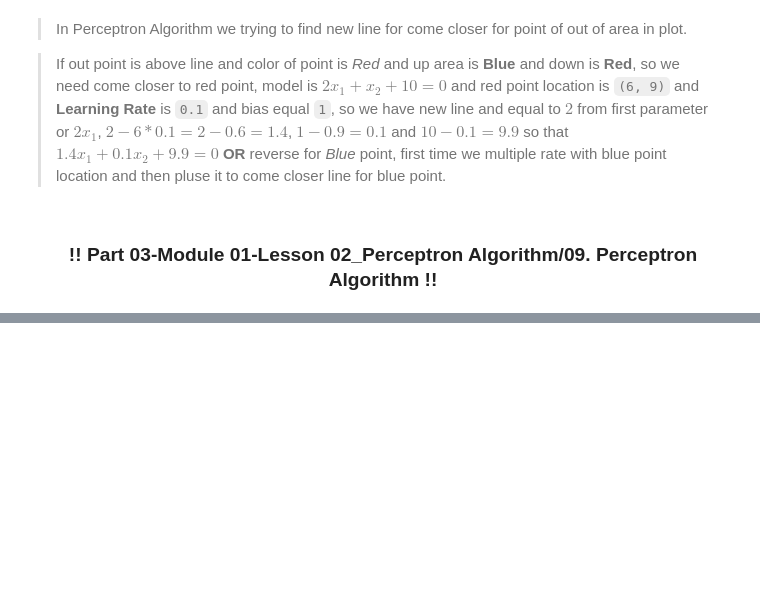
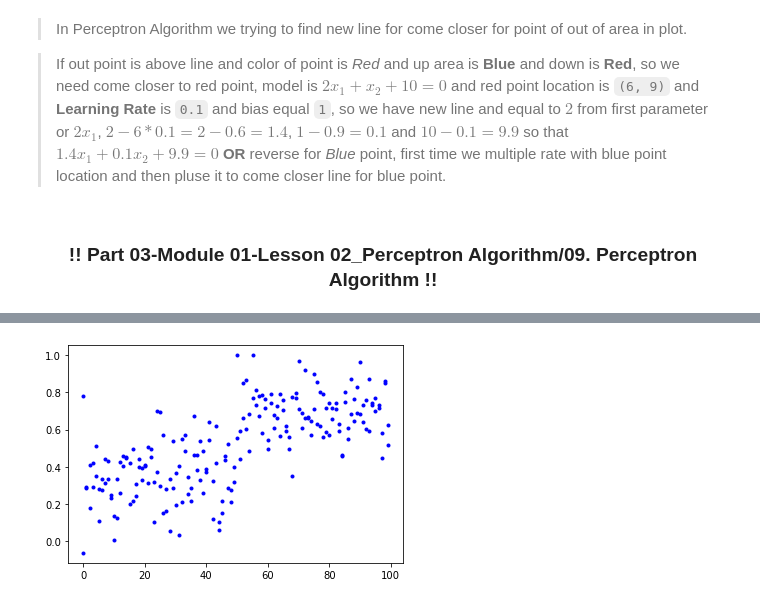
Before and after one commit to MKarimi21/FunnyTraining, a Jupyter notebook: MchineLearningNanoDegree/Part03/Part03_MLNaNoDeUdacity.ipynb, the cells around one changed output, grey strips where cells are left out. Cells and saved outputs as stored; diff of their text form; code cells hidden in the pictures; blank space fills up the shorter version.

Commit message:
add perceptron algorithm

```diff
--- a/MchineLearningNanoDegree/Part03/Part03_MLNaNoDeUdacity.ipynb
+++ b/MchineLearningNanoDegree/Part03/Part03_MLNaNoDeUdacity.ipynb
@@ -160,8 +160,12 @@ plt.plot(x);
 # %% [markdown]
 <h3 align="center">!! Part 03-Module 01-Lesson 02_Perceptron Algorithm/09. Perceptron Algorithm !!</h3>
 # %%
-import matplotlib.pyplot as plt
 import pandas as pd
+from numpy import array
 
+perceptron_data = pd.read_csv('./data/perceptron_data.csv')
 
-data = pd.read_csv('./data/perceptron_data.csv')
+X_per = array(perceptron_data[['x1', 'x2']])
+Y_per = array(perceptron_data[['y']])
+
+print(perceptron_data)
@@ -167,0 +187,6 @@ data = pd.read_csv('./data/perceptron_data.csv')
+# %%
+import matplotlib.pyplot as plt
+
+plt.plot(X_per, 'b.');
+# %% [output]
+[figure, added]
```
Also changed, not shown: parts of 3 cells of this notebook, 1 other file.
